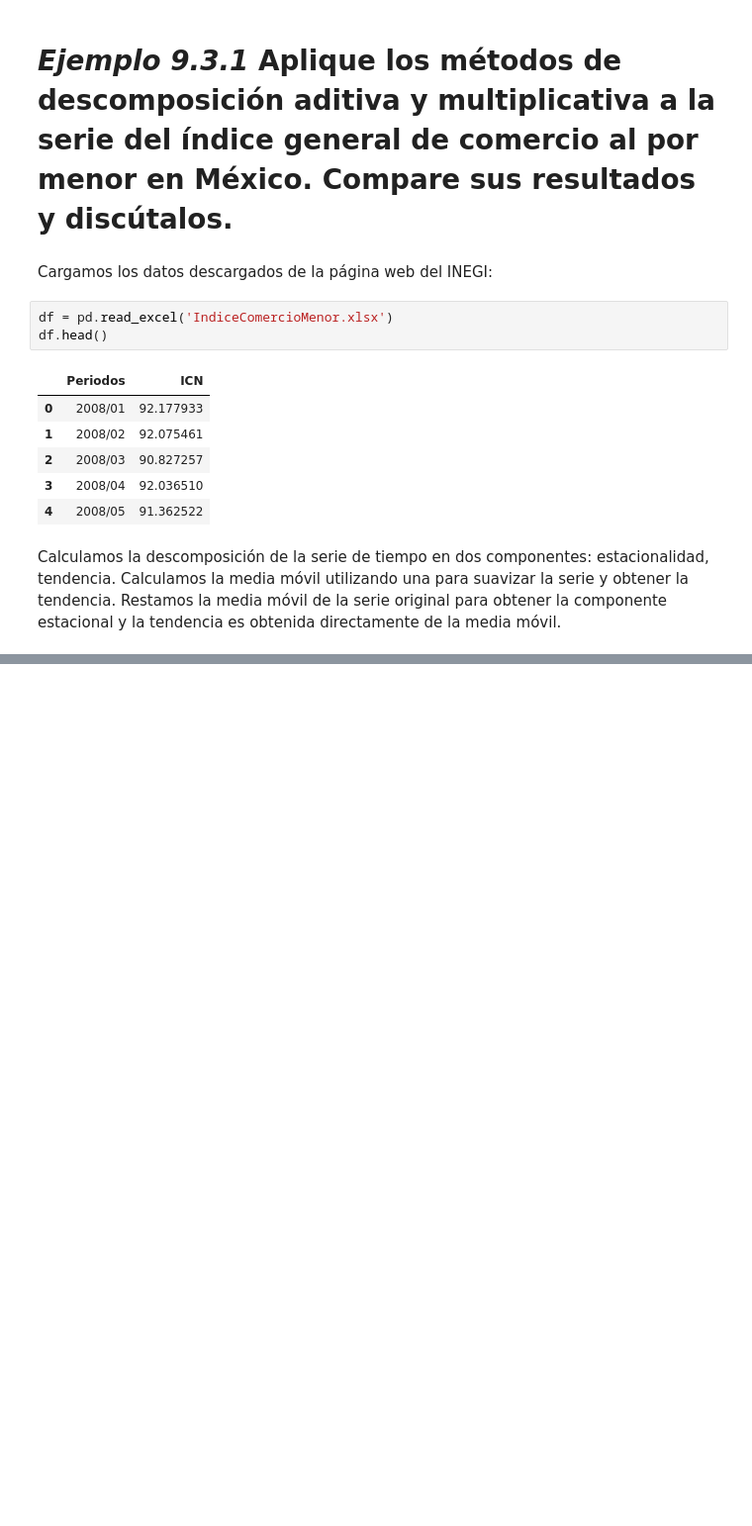
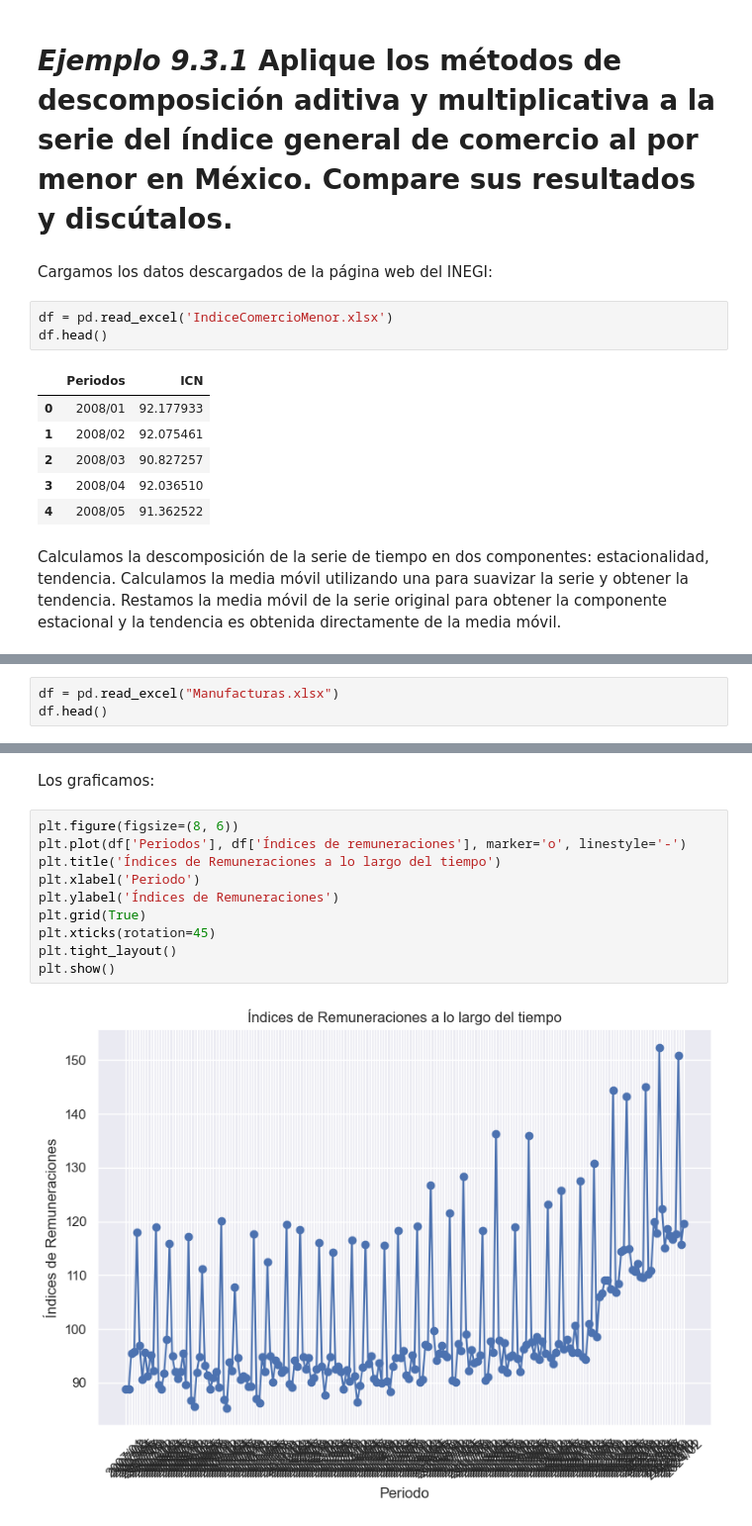
Before and after one commit to maferpy/unidad9, a Jupyter notebook: pronosticos.ipynb, the cells around one changed output, grey strips where cells are left out. Shown at 99% size. Saved outputs shown, nothing was run; the diff lists cells and outputs as text; blank space fills up the shorter version.

```diff
--- a/pronosticos.ipynb
+++ b/pronosticos.ipynb
@@ -442,0 +475,3 @@ dfRes.head()
+# %%
+df = pd.read_excel("Manufacturas.xlsx")
+df.head()
@@ -442,0 +485,14 @@ dfRes.head()
+# %% [markdown]
+Los graficamos:
+# %%
+plt.figure(figsize=(8, 6))
+plt.plot(df['Periodos'], df['Índices de remuneraciones'], marker='o', linestyle='-')
+plt.title('Índices de Remuneraciones a lo largo del tiempo')
+plt.xlabel('Periodo')
+plt.ylabel('Índices de Remuneraciones')
+plt.grid(True)
+plt.xticks(rotation=45)
+plt.tight_layout()
+plt.show()
+# %% [output]
+[figure, added]
```
Also changed, not shown: parts of 13 cells of this notebook.
